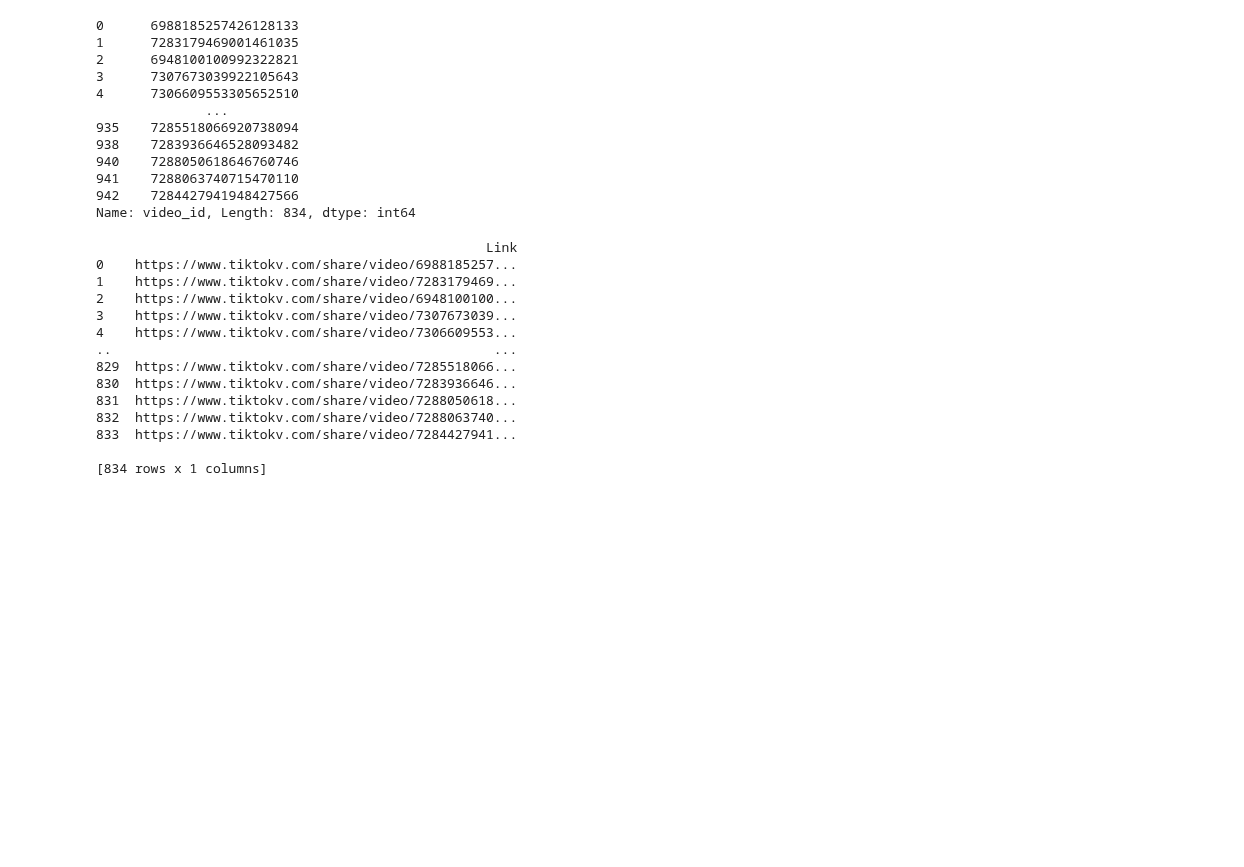
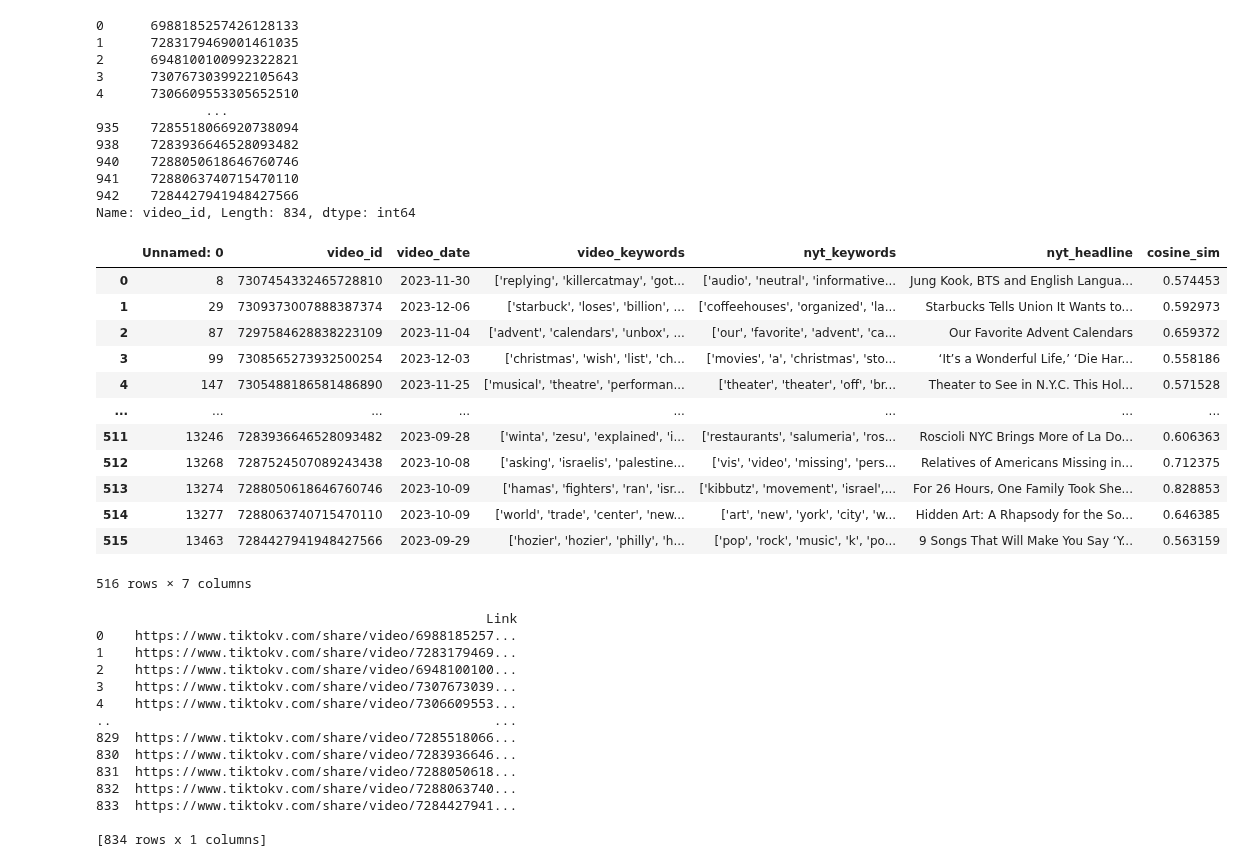
Before and after one commit to jyontika/CS315-Project-2, a Jupyter notebook: transcription/transcribe-videos.ipynb, the cells around one changed output. Cells and saved outputs as stored; diff of their text form; code cells hidden in the pictures; blank space fills up the shorter version.

```diff
--- a/transcription/transcribe-videos.ipynb
+++ b/transcription/transcribe-videos.ipynb
@@ -48,6 +48,22 @@ merged_df
 941    7288063740715470110
 942    7284427941948427566
 Name: video_id, Length: 834, dtype: int64
+# %%
+nyt
+# %% [output]
+|  | Unnamed: 0 | video_id | video_date | video_keywords | nyt_keywords | nyt_headline | cosine_sim |
+| 0 | 8 | 7307454332465728810 | 2023-11-30 | ['replying', 'killercatmay', 'got... | ['audio', 'neutral', 'informative... | Jung Kook, BTS and English Langua... | 0.574453 |
+| 1 | 29 | 7309373007888387374 | 2023-12-06 | ['starbuck', 'loses', 'billion', ... | ['coffeehouses', 'organized', 'la... | Starbucks Tells Union It Wants to... | 0.592973 |
+| 2 | 87 | 7297584628838223109 | 2023-11-04 | ['advent', 'calendars', 'unbox', ... | ['our', 'favorite', 'advent', 'ca... | Our Favorite Advent Calendars | 0.659372 |
+| 3 | 99 | 7308565273932500254 | 2023-12-03 | ['christmas', 'wish', 'list', 'ch... | ['movies', 'a', 'christmas', 'sto... | ‘It’s a Wonderful Life,’ ‘Die Har... | 0.558186 |
+| 4 | 147 | 7305488186581486890 | 2023-11-25 | ['musical', 'theatre', 'performan... | ['theater', 'theater', 'off', 'br... | Theater to See in N.Y.C. This Hol... | 0.571528 |
+| ... | ... | ... | ... | ... | ... | ... | ... |
+| 511 | 13246 | 7283936646528093482 | 2023-09-28 | ['winta', 'zesu', 'explained', 'i... | ['restaurants', 'salumeria', 'ros... | Roscioli NYC Brings More of La Do... | 0.606363 |
+| 512 | 13268 | 7287524507089243438 | 2023-10-08 | ['asking', 'israelis', 'palestine... | ['vis', 'video', 'missing', 'pers... | Relatives of Americans Missing in... | 0.712375 |
+| 513 | 13274 | 7288050618646760746 | 2023-10-09 | ['hamas', 'fighters', 'ran', 'isr... | ['kibbutz', 'movement', 'israel',... | For 26 Hours, One Family Took She... | 0.828853 |
+| 514 | 13277 | 7288063740715470110 | 2023-10-09 | ['world', 'trade', 'center', 'new... | ['art', 'new', 'york', 'city', 'w... | Hidden Art: A Rhapsody for the So... | 0.646385 |
+| 515 | 13463 | 7284427941948427566 | 2023-09-29 | ['hozier', 'hozier', 'philly', 'h... | ['pop', 'rock', 'music', 'k', 'po... | 9 Songs That Will Make You Say ‘Y... | 0.563159 |
+516 rows × 7 columns
 # %%
 ##Change the video_ids to URLs
 
```
Also changed, not shown: parts of 18 cells of this notebook.
